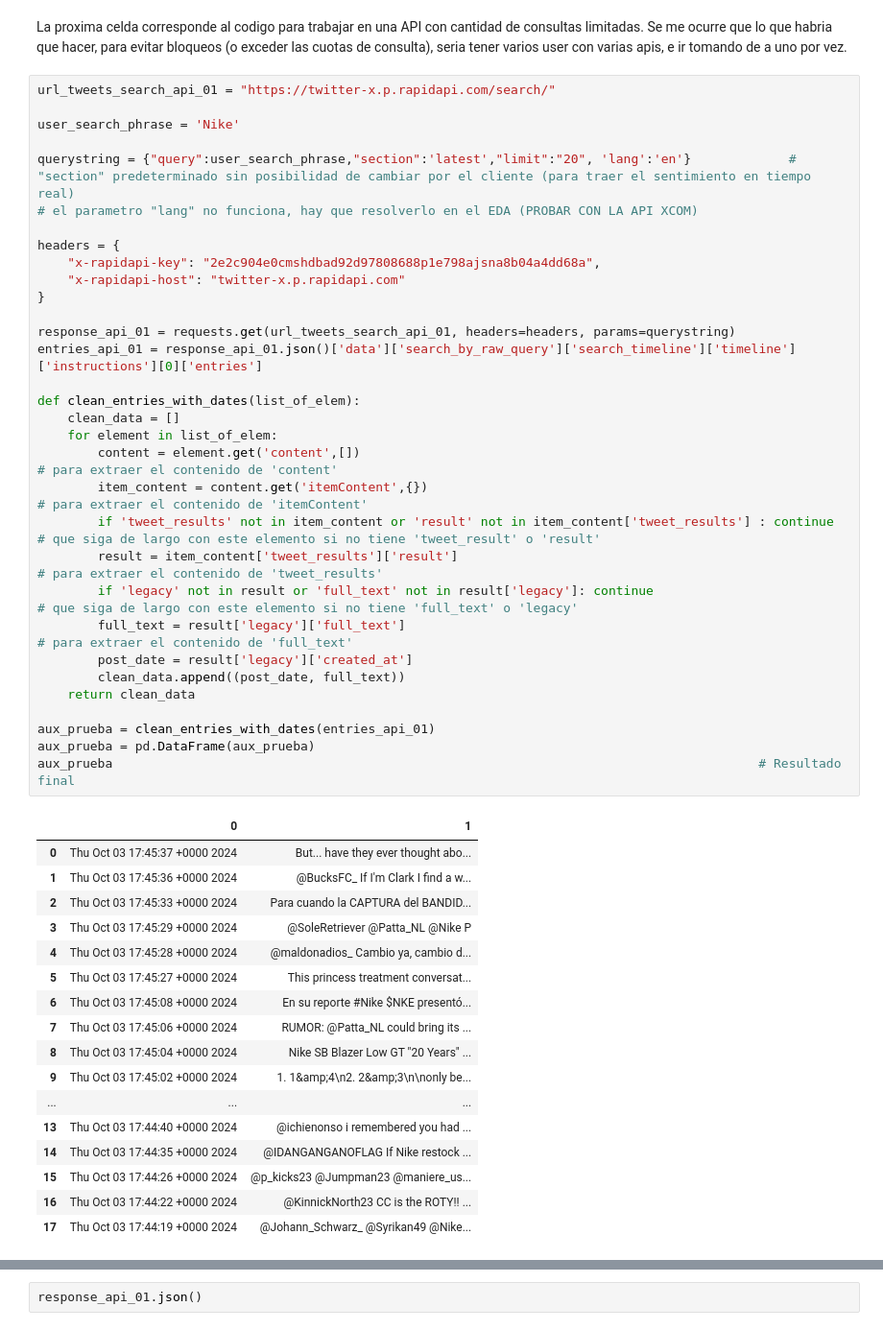
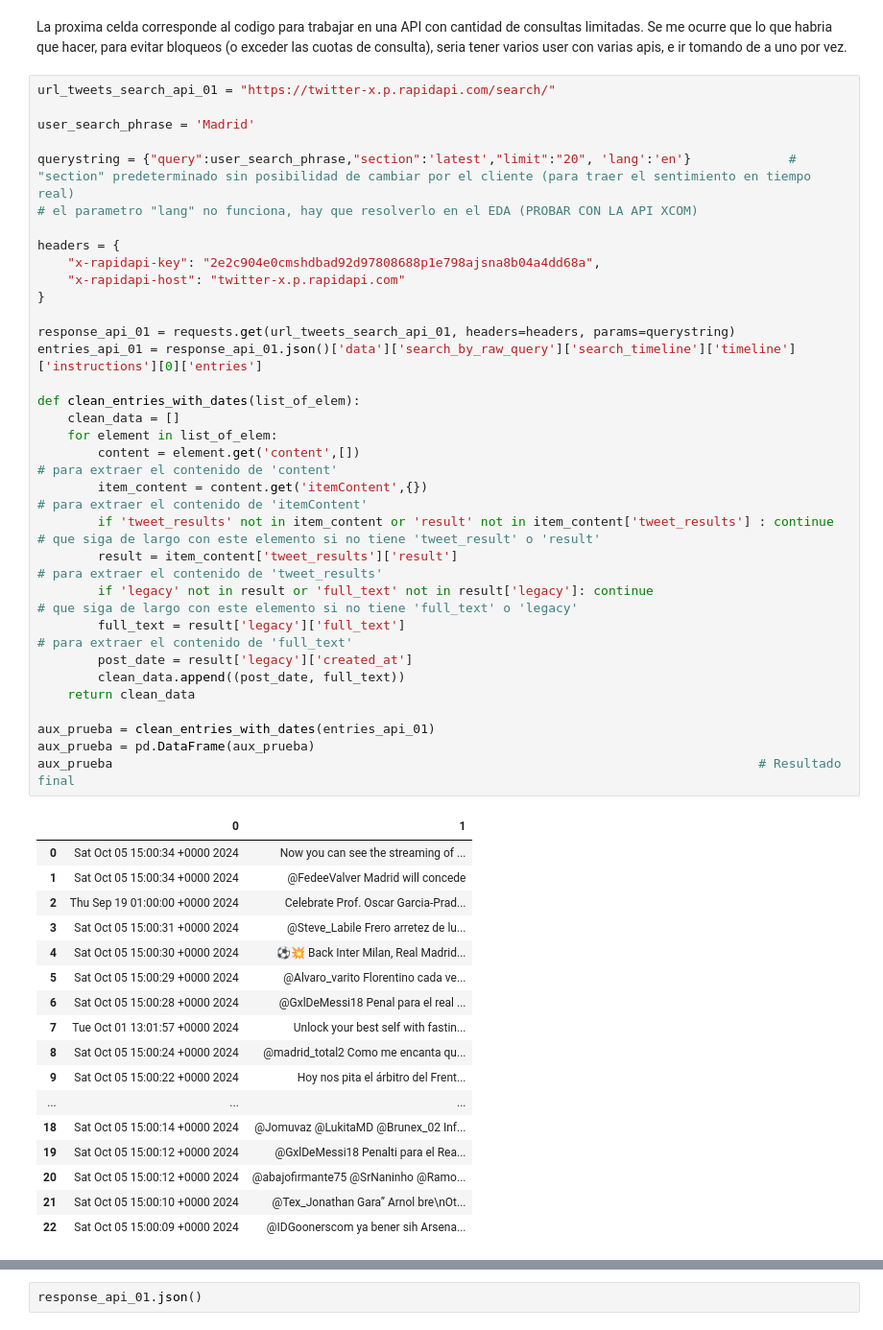
Before and after one commit to 4GeeksAcademy/Final-Project---Luis-Augustin-Ale, a Jupyter notebook: notebooks/apiconections.ipynb, the cells around one changed output, grey strips where cells are left out. Shown: that part at 96% size. Cells and saved outputs as stored; diff of their text form.

```diff
--- a/notebooks/apiconections.ipynb
+++ b/notebooks/apiconections.ipynb
@@ -23,50 +23,50 @@ La proxima celda corresponde al codigo para trabajar en una API con cantidad de
 # %%
 url_tweets_search_api_01 = "https://twitter-x.p.rapidapi.com/search/"
 
-user_search_phrase = 'Nike'
+user_search_phrase = 'Madrid'
 
 querystring = {"query":user_search_phrase,"section":'latest',"limit":"20", 'lang':'en'} 			# "section" predeterminado sin posibilidad de cambiar por el cliente (para traer el sentimiento en tiempo real)
 # el parametro "lang" no funciona, hay que resolverlo en el EDA (PROBAR CON LA API XCOM)
 
 headers = {
 	"x-rapidapi-key": "2e2c904e0cmshdbad92d97808688p1e798ajsna8b04a4dd68a",
 	"x-rapidapi-host": "twitter-x.p.rapidapi.com"
 }
 
 response_api_01 = requests.get(url_tweets_search_api_01, headers=headers, params=querystring)
 entries_api_01 = response_api_01.json()['data']['search_by_raw_query']['search_timeline']['timeline']['instructions'][0]['entries']
 
 def clean_entries_with_dates(list_of_elem):
     clean_data = []
     for element in list_of_elem:
         content = element.get('content',[])                                                                             # para extraer el contenido de 'content'
         item_content = content.get('itemContent',{})                                                                    # para extraer el contenido de 'itemContent'
         if 'tweet_results' not in item_content or 'result' not in item_content['tweet_results'] : continue              # que siga de largo con este elemento si no tiene 'tweet_result' o 'result'
         result = item_content['tweet_results']['result']                                                                # para extraer el contenido de 'tweet_results'
         if 'legacy' not in result or 'full_text' not in result['legacy']: continue                                      # que siga de largo con este elemento si no tiene 'full_text' o 'legacy'
         full_text = result['legacy']['full_text']                                                                       # para extraer el contenido de 'full_text'
         post_date = result['legacy']['created_at']
         clean_data.append((post_date, full_text))
     return clean_data
 
 aux_prueba = clean_entries_with_dates(entries_api_01)
 aux_prueba = pd.DataFrame(aux_prueba)
 aux_prueba																						# Resultado final
 # %% [output]
 |  | 0 | 1 |
-| 0 | Thu Oct 03 17:45:37 +0000 2024 | But... have they ever thought abo... |
-| 1 | Thu Oct 03 17:45:36 +0000 2024 | @BucksFC_ If I'm Clark I find a w... |
-| 2 | Thu Oct 03 17:45:33 +0000 2024 | Para cuando la CAPTURA del BANDID... |
-| 3 | Thu Oct 03 17:45:29 +0000 2024 | @SoleRetriever @Patta_NL @Nike P |
-| 4 | Thu Oct 03 17:45:28 +0000 2024 | @maldonadios_ Cambio ya, cambio d... |
-| 5 | Thu Oct 03 17:45:27 +0000 2024 | This princess treatment conversat... |
-| 6 | Thu Oct 03 17:45:08 +0000 2024 | En su reporte #Nike $NKE presentó... |
-| 7 | Thu Oct 03 17:45:06 +0000 2024 | RUMOR: @Patta_NL could bring its ... |
-| 8 | Thu Oct 03 17:45:04 +0000 2024 | Nike SB Blazer Low GT "20 Years" ... |
-| 9 | Thu Oct 03 17:45:02 +0000 2024 | 1. 1&amp;4\n2. 2&amp;3\n\nonly be... |
+| 0 | Sat Oct 05 15:00:34 +0000 2024 | Now you can see the streaming of ... |
+| 1 | Sat Oct 05 15:00:34 +0000 2024 | @FedeeValver Madrid will concede |
+| 2 | Thu Sep 19 01:00:00 +0000 2024 | Celebrate Prof. Oscar Garcia-Prad... |
+| 3 | Sat Oct 05 15:00:31 +0000 2024 | @Steve_Labile Frero arretez de lu... |
+| 4 | Sat Oct 05 15:00:30 +0000 2024 | ⚽️💥 Back Inter Milan, Real Madrid... |
+| 5 | Sat Oct 05 15:00:29 +0000 2024 | @Alvaro_varito Florentino cada ve... |
+| 6 | Sat Oct 05 15:00:28 +0000 2024 | @GxlDeMessi18 Penal para el real ... |
+| 7 | Tue Oct 01 13:01:57 +0000 2024 | Unlock your best self with fastin... |
+| 8 | Sat Oct 05 15:00:24 +0000 2024 | @madrid_total2 Como me encanta qu... |
+| 9 | Sat Oct 05 15:00:22 +0000 2024 | Hoy nos pita el árbitro del Frent... |
 | ... | ... | ... |
-| 13 | Thu Oct 03 17:44:40 +0000 2024 | @ichienonso i remembered you had ... |
-| 14 | Thu Oct 03 17:44:35 +0000 2024 | @IDANGANGANOFLAG If Nike restock ... |
-| 15 | Thu Oct 03 17:44:26 +0000 2024 | @p_kicks23 @Jumpman23 @maniere_us... |
-| 16 | Thu Oct 03 17:44:22 +0000 2024 | @KinnickNorth23 CC is the ROTY!! ... |
-| 17 | Thu Oct 03 17:44:19 +0000 2024 | @Johann_Schwarz_ @Syrikan49 @Nike... |
+| 18 | Sat Oct 05 15:00:14 +0000 2024 | @Jomuvaz @LukitaMD @Brunex_02 Inf... |
+| 19 | Sat Oct 05 15:00:12 +0000 2024 | @GxlDeMessi18 Penalti para el Rea... |
+| 20 | Sat Oct 05 15:00:12 +0000 2024 | @abajofirmante75 @SrNaninho @Ramo... |
+| 21 | Sat Oct 05 15:00:10 +0000 2024 | @Tex_Jonathan Gara” Arnol bre\nOt... |
+| 22 | Sat Oct 05 15:00:09 +0000 2024 | @IDGoonerscom ya bener sih Arsena... |
```
Also changed, not shown: parts of 1 cell of this notebook, 2 other files.
